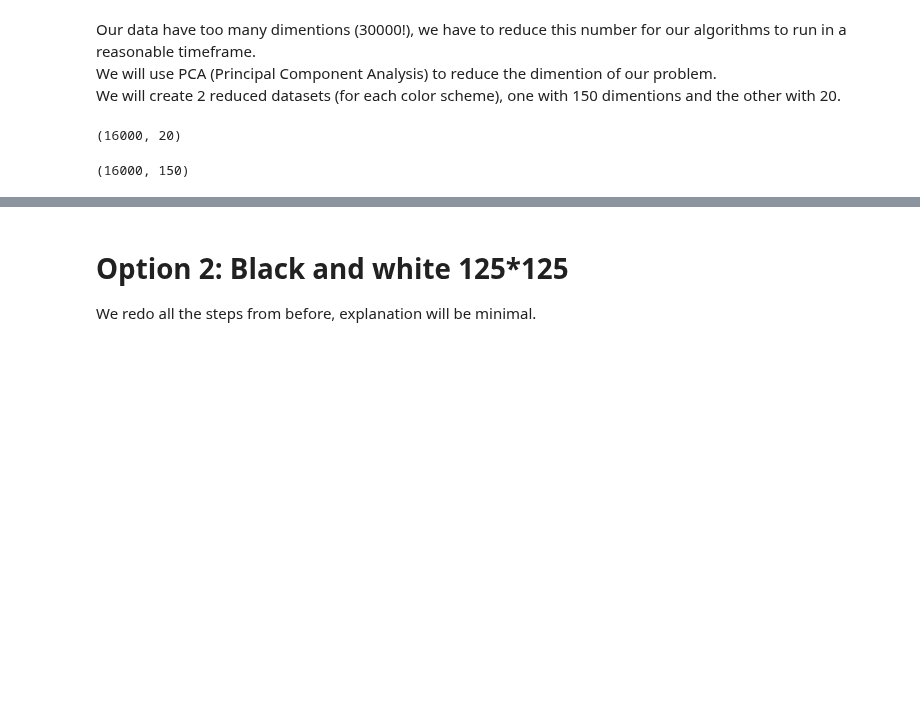
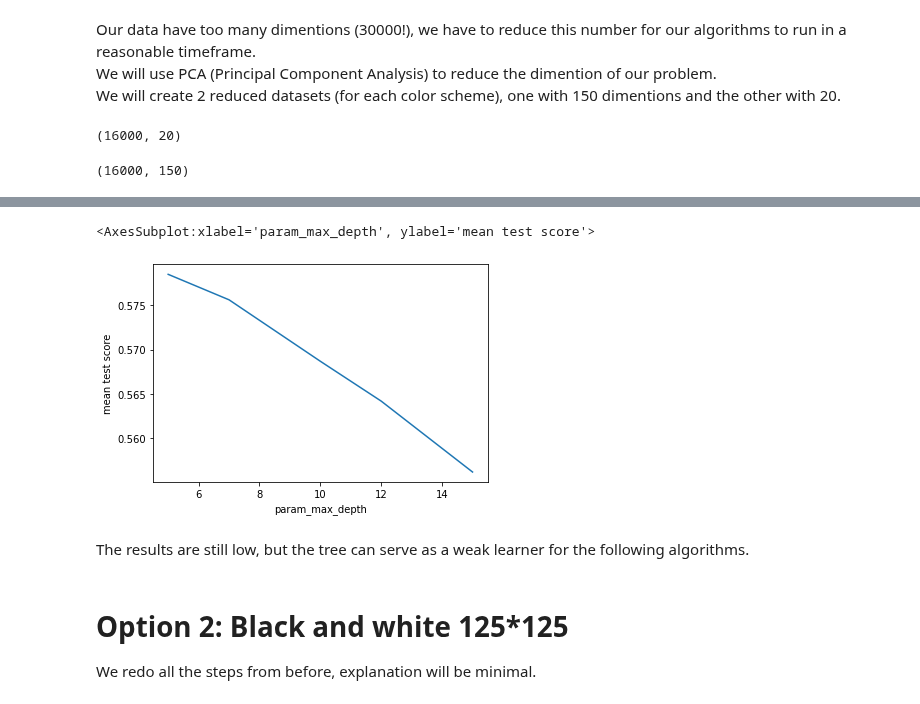
Before and after one commit to oridarshan/data-visualization-project, a Jupyter notebook: Cats_vs_Dogs.ipynb, the cells around one changed output, grey strips where cells are left out. Cells and saved outputs as stored; diff of their text form; code cells hidden in the pictures; blank space fills up the shorter version.

```diff
--- a/Cats_vs_Dogs.ipynb
+++ b/Cats_vs_Dogs.ipynb
@@ -173,0 +230,8 @@ X_train_150.shape
+# %%
+cv_res=pd.DataFrame(grid.cv_results_)
+cv_res.plot(y='mean_test_score',x='param_max_depth',legend=False,ylabel='mean test score')
+# %% [output]
+<AxesSubplot:xlabel='param_max_depth', ylabel='mean test score'>
+[figure, added]
+# %% [markdown]
+The results are still low, but the tree can serve as a weak learner for the following algorithms.
```
Also changed, not shown: parts of 18 cells of this notebook.
